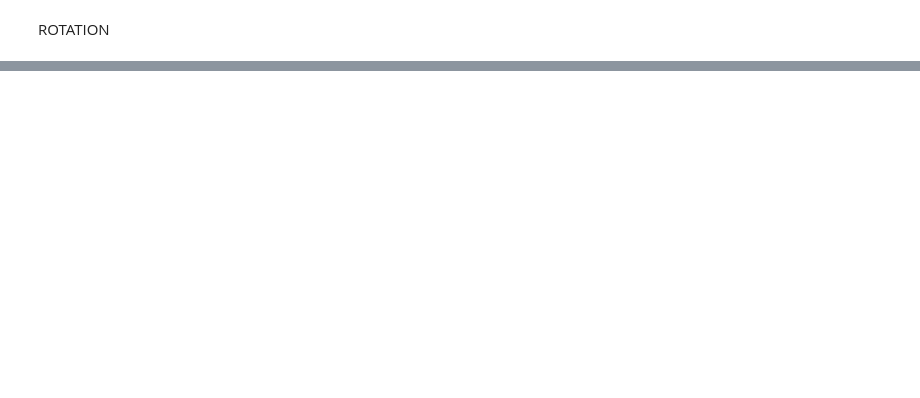
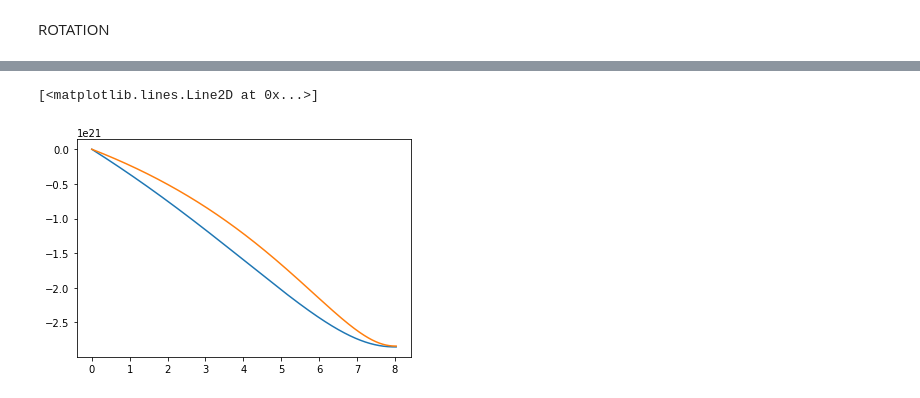
Before and after one commit to LucaDissel/Workpackage4-5, a Jupyter notebook: Main.ipynb, the cells around one changed output, grey strips where cells are left out. Cells and saved outputs as stored; diff of their text form; code cells hidden in the pictures; blank space fills up the shorter version.

```diff
--- a/Main.ipynb
+++ b/Main.ipynb
@@ -237,6 +203,3 @@ def z(y, wingbox: WingBox):
     return [quad(func, 0, i)[0] for i in y]
 
 zperc = lambda y: z(y, wingbox_iteration_1) / b2 * 50
-# %%
-func = interp1d(y, d2zdx2(y, wingbox_iteration_1))
-b2
@@ -309,0 +242,6 @@ TypeError: 'int' object is not callable
+# %%
+plt.plot(y,theta(y, wingbox_iteration_1))
+plt.plot(y,theta(y, wingbox_iteration_2))
+# %% [output]
+[<matplotlib.lines.Line2D at 0x...>]
+[figure, added]
```
Also changed, not shown: parts of 23 cells of this notebook, 1 other file.
